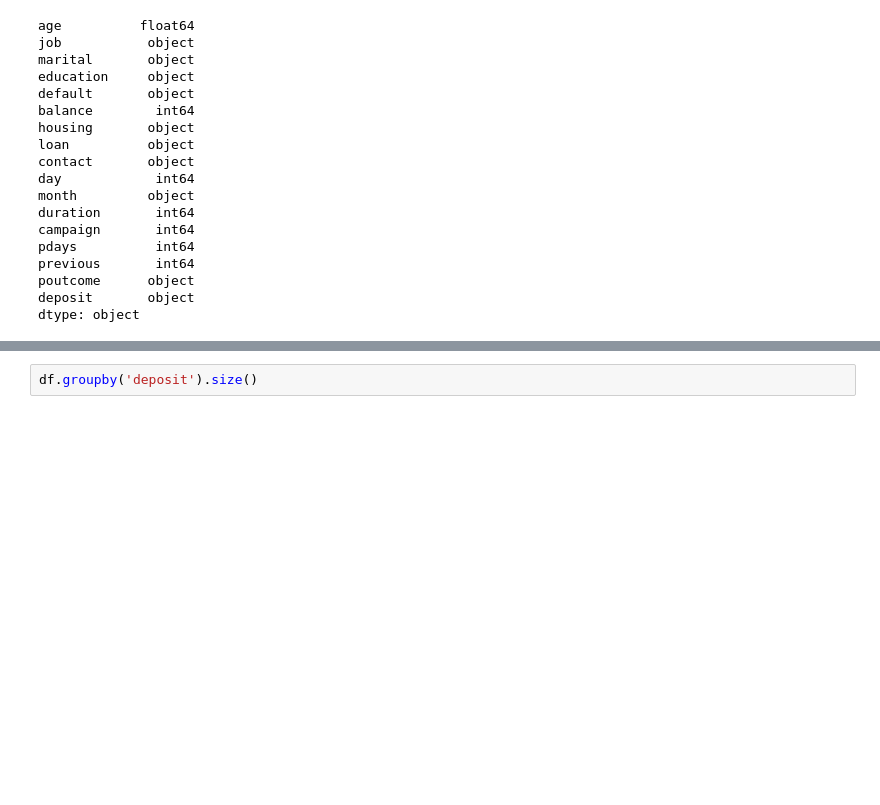
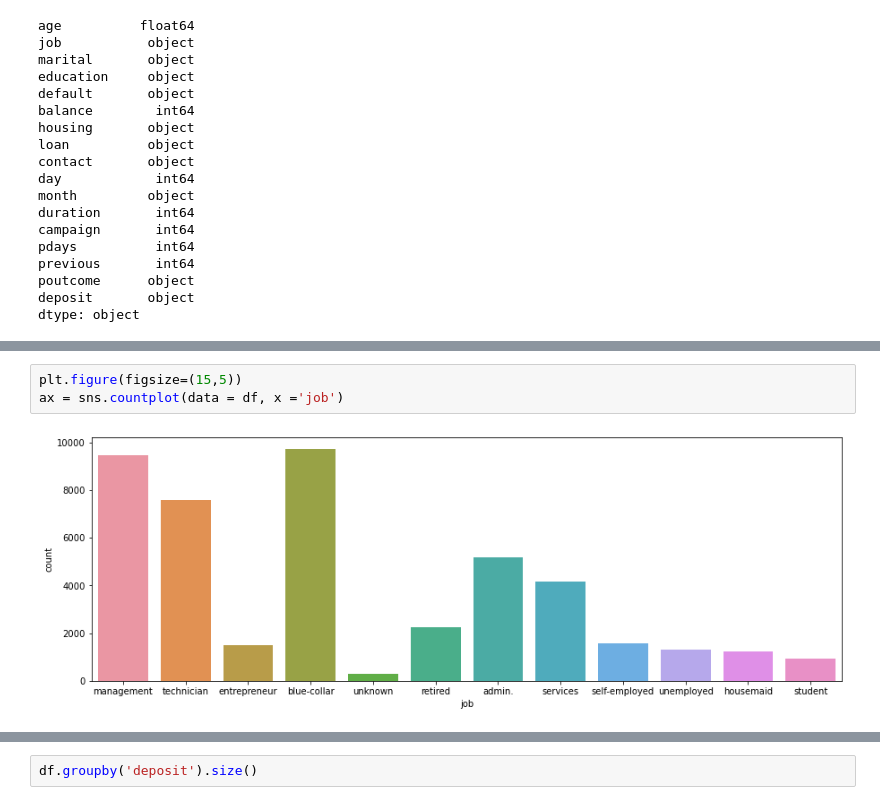
Before and after one commit to zachfreitas/Final-Project, a Jupyter notebook: Final_Project.ipynb, the cells around one changed output, grey strips where cells are left out. Saved outputs shown, nothing was run; the diff lists cells and outputs as text; blank space fills up the shorter version.

```diff
--- a/Final_Project.ipynb
+++ b/Final_Project.ipynb
@@ -42,0 +85,5 @@ dtype: object
+# %%
+plt.figure(figsize=(15,5))
+ax = sns.countplot(data = df, x ='job')
+# %% [output]
+[figure, added]
```
Also changed, not shown: parts of 70 cells of this notebook.
